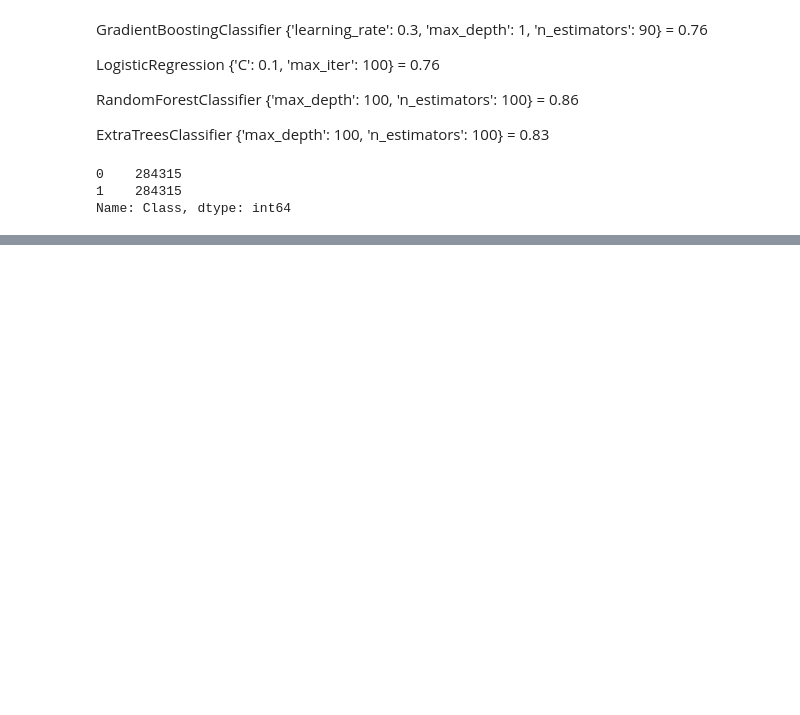
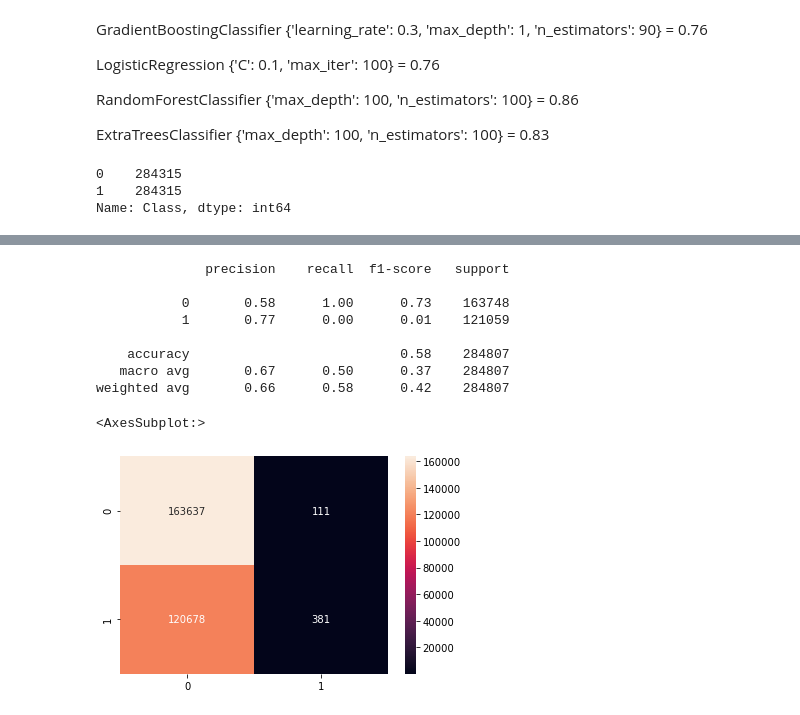
Before and after one commit to akmalsoliev/creditcardfraud, a Jupyter notebook: Credit Card Fraud Detection.ipynb, the cells around one changed output, grey strips where cells are left out. Drawn from its saved outputs; the diff is of its cells as text; code cells hidden in the pictures; blank space fills up the shorter version.

```diff
--- a/Credit Card Fraud Detection.ipynb
+++ b/Credit Card Fraud Detection.ipynb
@@ -343,2 +364,19 @@ weighted avg       0.98      0.98      0.98    142158
+# %%
+X_final = X.iloc[:, :-3]
+# %%
+y_pred = model.predict(X_final)
+print(classification_report(y_pred, y))
+sns.heatmap(confusion_matrix(y_pred, y), annot=True, fmt='g')
+# %% [output]
+              precision    recall  f1-score   support
+
+           0       0.58      1.00      0.73    163748
+           1       0.77      0.00      0.01    121059
+
+    accuracy                           0.58    284807
+   macro avg       0.67      0.50      0.37    284807
+weighted avg       0.66      0.58      0.42    284807
+<AxesSubplot:>
+[figure, added]
 # %%
 pickle.dump(model, open('models/randomforestmodel_SMOT.pickle', 'wb'))
```
Also changed, not shown: parts of 12 cells of this notebook, 3 other files.
